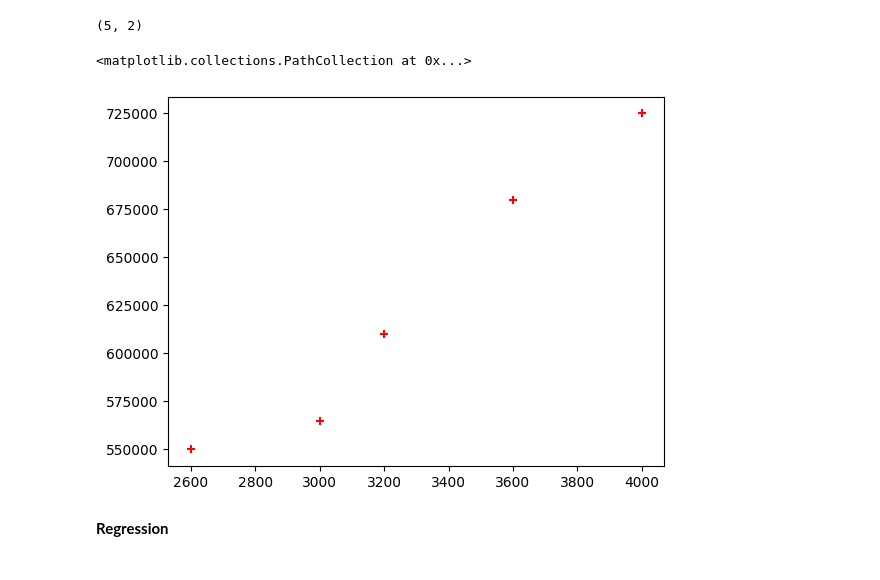
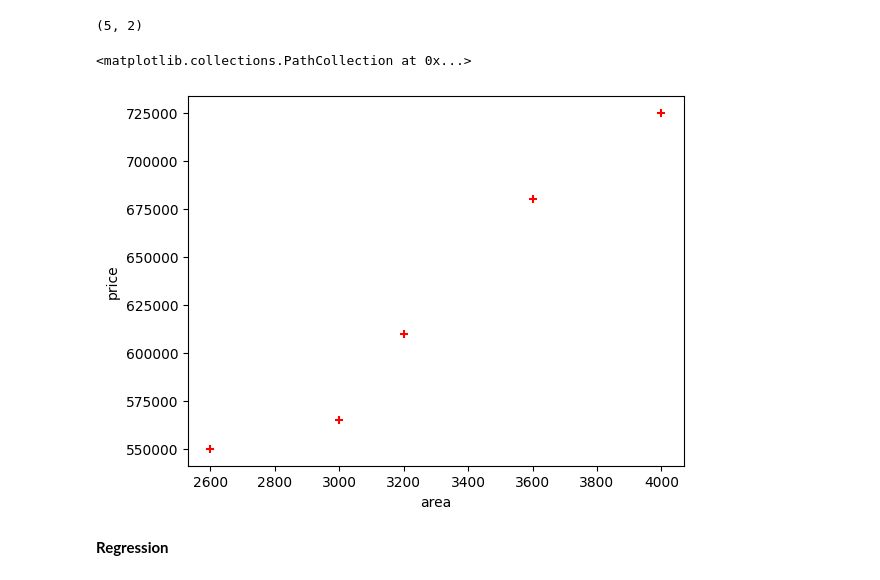
Before and after one commit to durjoy5327/Python-Basic-and-DSA-Python-, a Jupyter notebook: Machine Learning/Linear Regression/linear-regression.ipynb, the cells around one changed output. Saved outputs shown, nothing was run; the diff lists cells and outputs as text; code cells hidden in the pictures.

```diff
--- a/Machine Learning/Linear Regression/linear-regression.ipynb
+++ b/Machine Learning/Linear Regression/linear-regression.ipynb
@@ -42,10 +42,12 @@ df.shape
 (5, 2)
 # %%
 %matplotlib inline
+plt.xlabel('area')
+plt.ylabel('price')
 plt.scatter(df.area, df.price, color='red', marker='+')
 # %% [output]
 <matplotlib.collections.PathCollection at 0x...>
-[figure, old version]
+[figure, new version]
 # %% [markdown]
 **Regression**
 # %%
```
Also changed, not shown: parts of 1 cell of this notebook.
